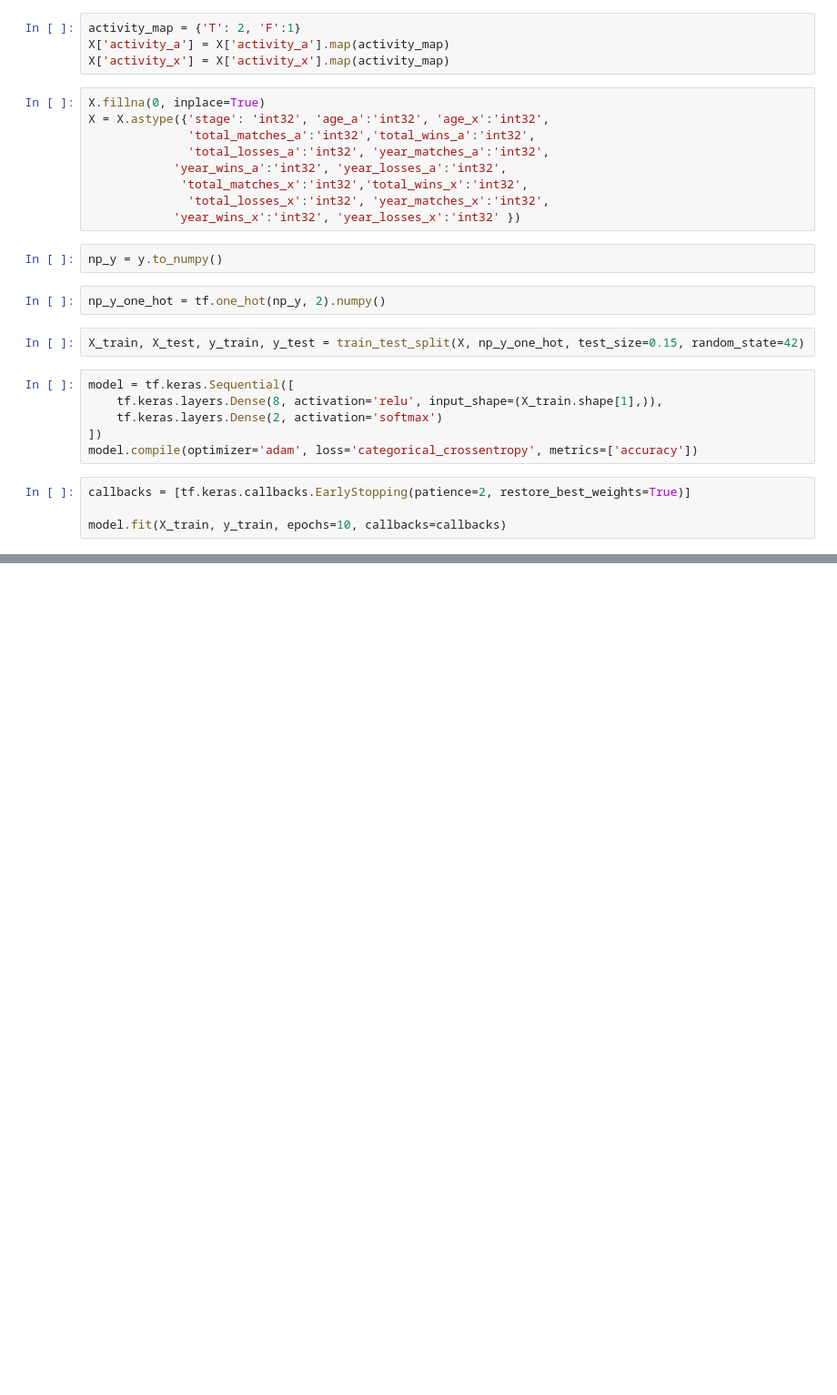
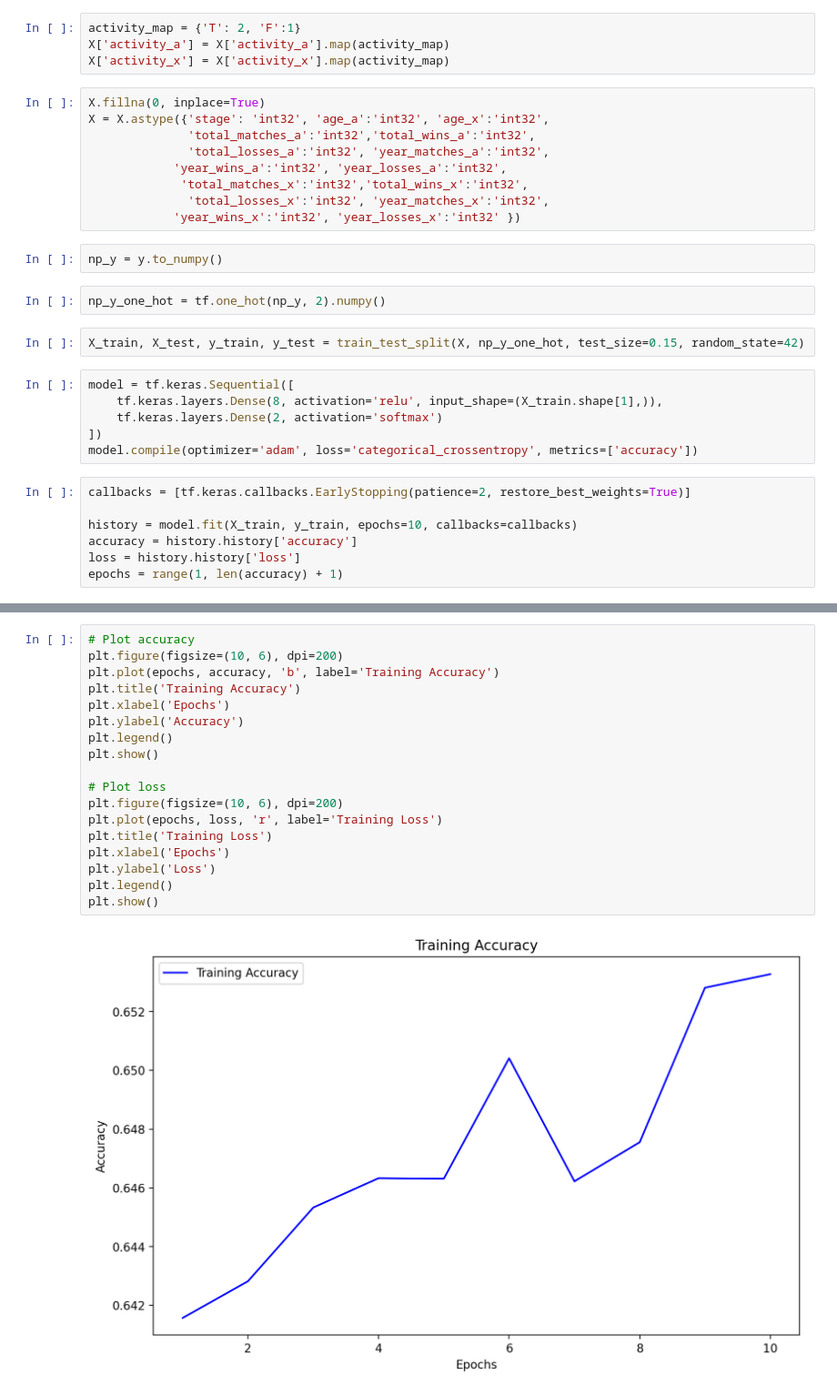
Before and after one commit to NaolGB/TableTennisMatchPredction, a Jupyter notebook: ml.ipynb, the cells around one changed output, grey strips where cells are left out. Shown: that part at 91% size. Drawn from its saved outputs; the diff is of its cells as text; blank space fills up the shorter version.

```diff
--- a/ml.ipynb
+++ b/ml.ipynb
@@ -99,6 +97,9 @@ model.compile(optimizer='adam', loss='categorical_crossentropy', metrics=['accur
 # %%
 callbacks = [tf.keras.callbacks.EarlyStopping(patience=2, restore_best_weights=True)]
 
-model.fit(X_train, y_train, epochs=10, callbacks=callbacks)
+history = model.fit(X_train, y_train, epochs=10, callbacks=callbacks)
+accuracy = history.history['accuracy']
+loss = history.history['loss']
+epochs = range(1, len(accuracy) + 1)
 # %% [output]
 Epoch 1/10
@@ -124,0 +126,20 @@ Epoch 10/10
+# %%
+# Plot accuracy
+plt.figure(figsize=(10, 6), dpi=200)
+plt.plot(epochs, accuracy, 'b', label='Training Accuracy')
+plt.title('Training Accuracy')
+plt.xlabel('Epochs')
+plt.ylabel('Accuracy')
+plt.legend()
+plt.show()
+
+# Plot loss
+plt.figure(figsize=(10, 6), dpi=200)
+plt.plot(epochs, loss, 'r', label='Training Loss')
+plt.title('Training Loss')
+plt.xlabel('Epochs')
+plt.ylabel('Loss')
+plt.legend()
+plt.show()
+# %% [output]
+[figure, added]
```
Also changed, not shown: parts of 3 cells of this notebook.
